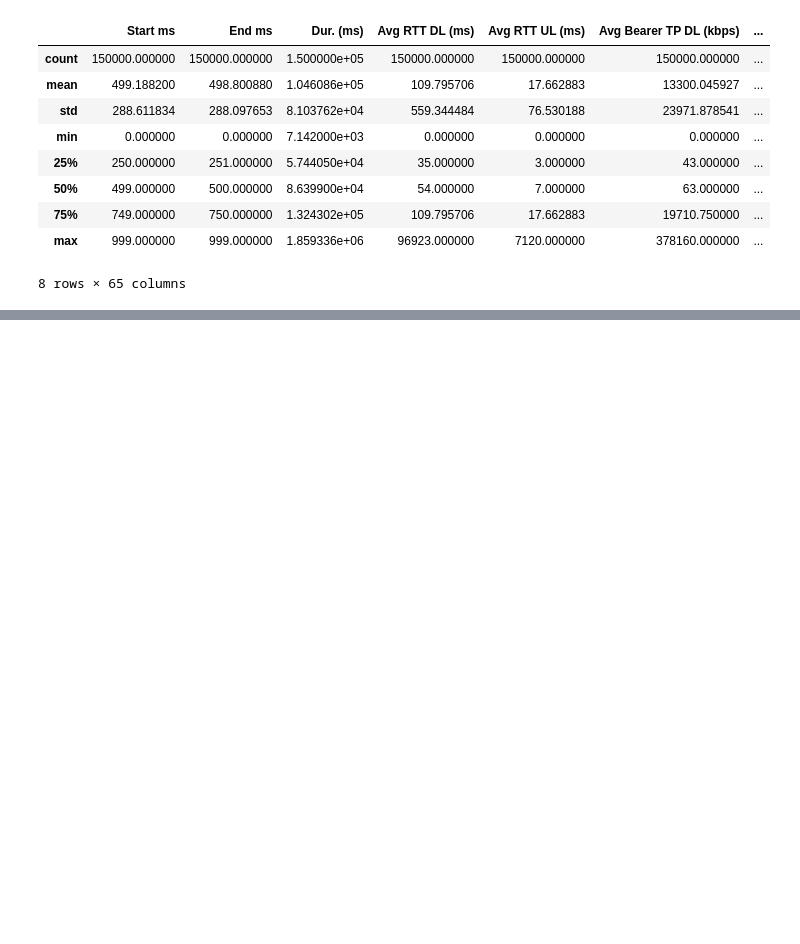
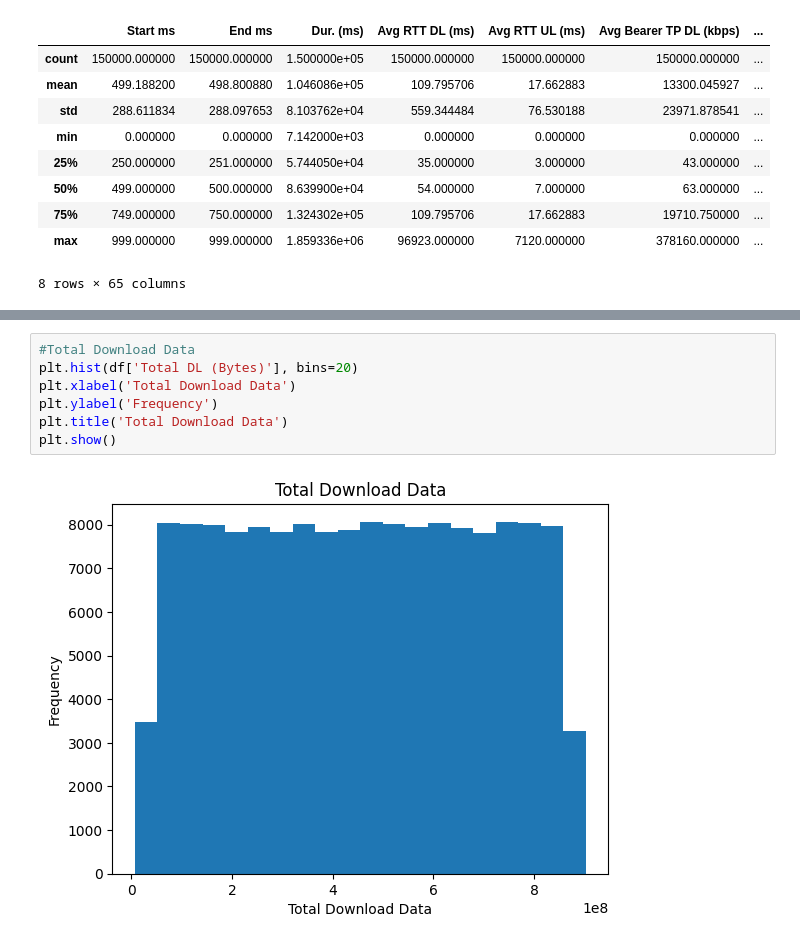
Before and after one commit to MubarekHussen/Telecom-Data-Driven-Investment-Analysis, a Jupyter notebook: notebooks/user_behavior_insight.ipynb, the cells around one changed output, grey strips where cells are left out. Drawn from its saved outputs; the diff is of its cells as text; blank space fills up the shorter version.

Commit message:
feat: data visualization

```diff
--- a/notebooks/user_behavior_insight.ipynb
+++ b/notebooks/user_behavior_insight.ipynb
@@ -58,0 +89,9 @@ df.describe()
+# %%
+#Total Download Data
+plt.hist(df['Total DL (Bytes)'], bins=20)
+plt.xlabel('Total Download Data')
+plt.ylabel('Frequency')
+plt.title('Total Download Data')
+plt.show()
+# %% [output]
+[figure, added]
```
Also changed, not shown: parts of 8 cells of this notebook, 2 other files.
